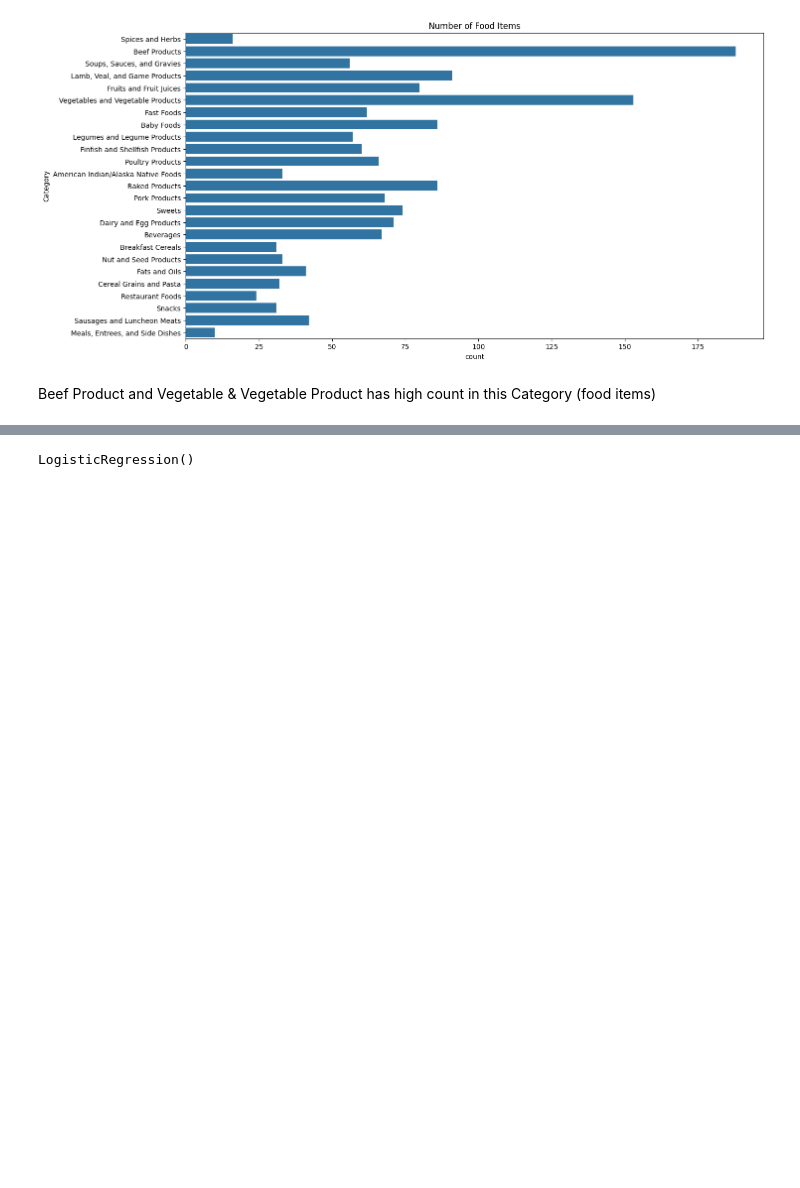
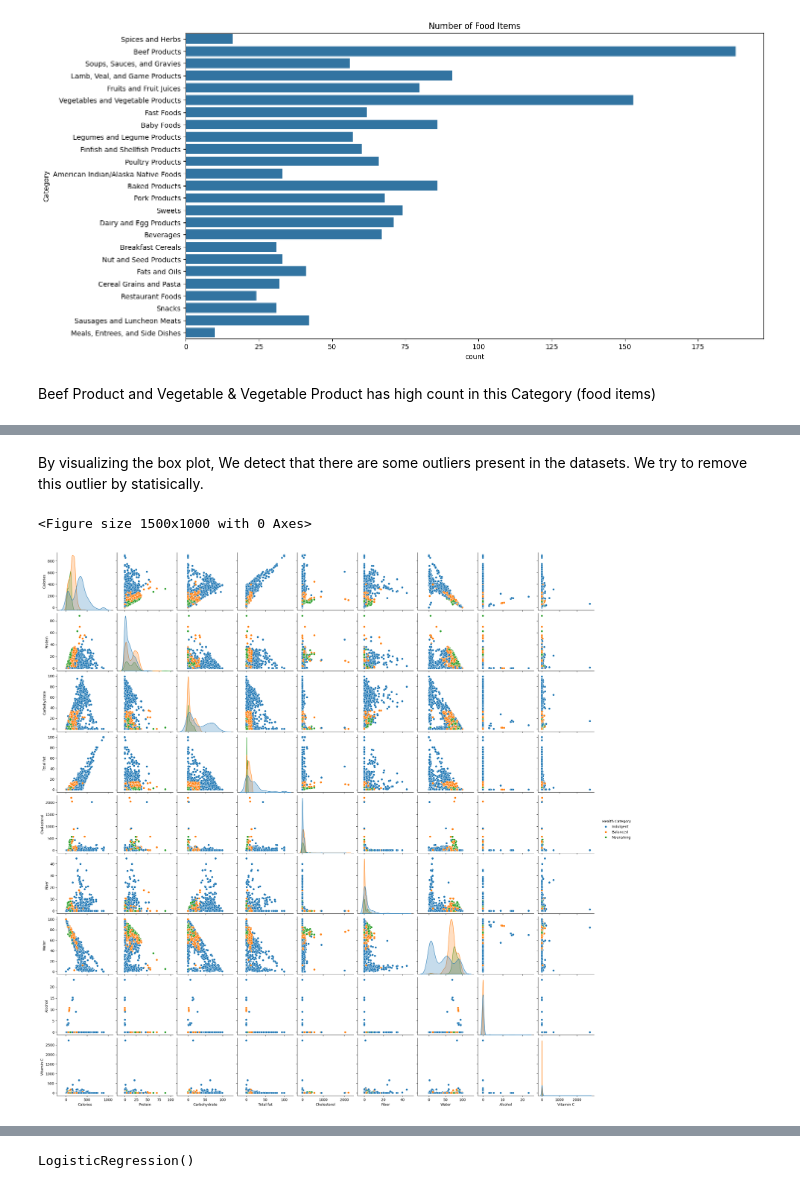
Before and after one commit to niranjankumarnk/Final_project_PredictiveModeling, a Jupyter notebook: Project work/Final project 2024.ipynb, the cells around one changed output, grey strips where cells are left out. Drawn from its saved outputs; the diff is of its cells as text; code cells hidden in the pictures; blank space fills up the shorter version.

```diff
--- a/Project work/Final project 2024.ipynb
+++ b/Project work/Final project 2024.ipynb
@@ -399,0 +195,9 @@ print(X_test.shape,y_test.shape)
+# %% [markdown]
+By visualizing the box plot, We detect that there are some outliers present in the datasets. We try to remove this outlier by statisically.
+# %%
+plt.figure(figsize=(15,10))
+sns.pairplot(cleaned_df.iloc[:, 1:], hue = 'Health Category')
+plt.show()
+# %% [output]
+<Figure size 1500x1000 with 0 Axes>
+[figure, added]
```
Also changed, not shown: parts of 74 cells of this notebook.
